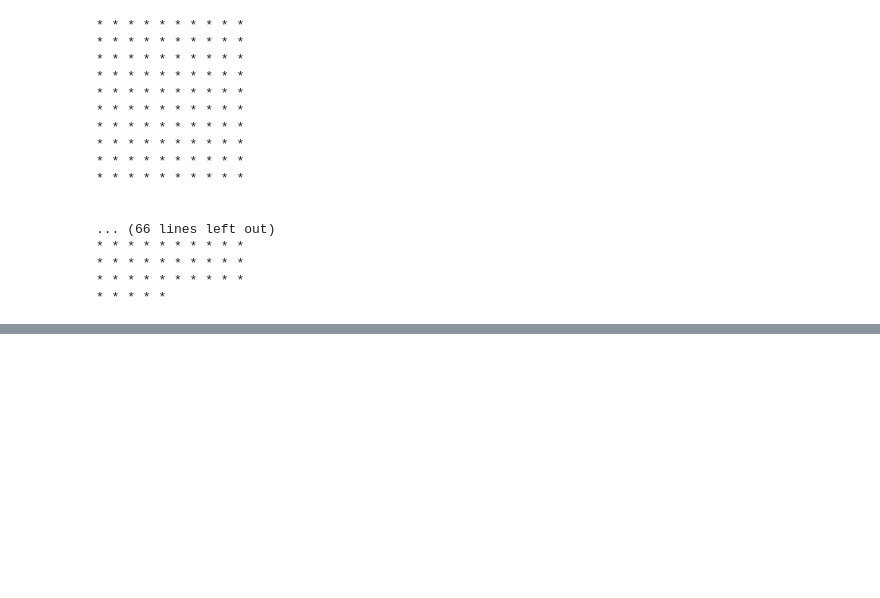
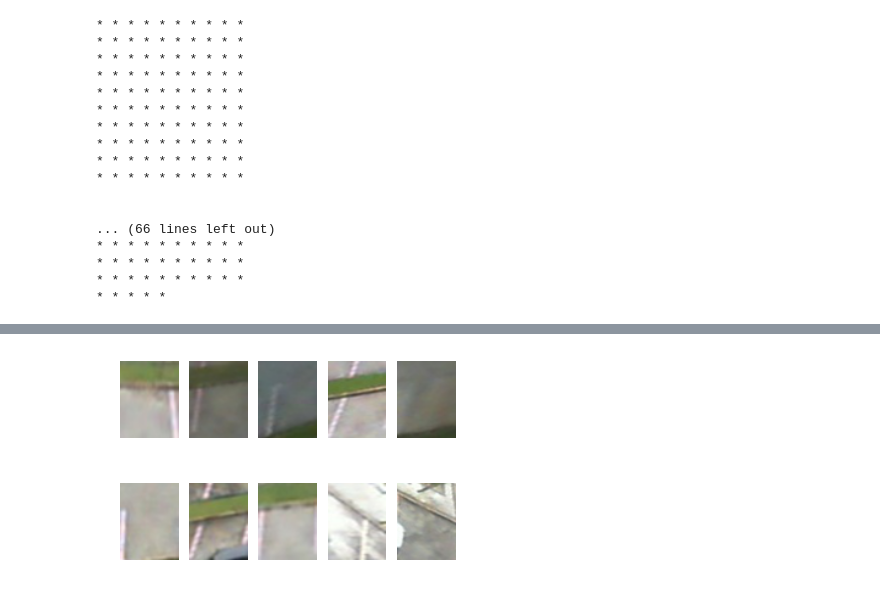
Before and after one commit to jaycaz/parking-lot-net, a Jupyter notebook: display.ipynb, the cells around one changed output, grey strips where cells are left out. Saved outputs shown, nothing was run; the diff lists cells and outputs as text; code cells hidden in the pictures; blank space fills up the shorter version.

```diff
--- a/display.ipynb
+++ b/display.ipynb
@@ -205,0 +203,20 @@ for i in xrange(1,IMG+1):
+# %%
+# Draw only one type of space
+IMG = 10
+
+plt.subplot()
+for i in xrange(1,IMG+1):
+    idx = None
+    while idx is None or seg_meta['occupied'][idx] != 'Empty':
+        idx = np.random.randint(num_seg_files)
+#         print seg_meta['occupied'][idx]
+
+    im = Image.open(seg_jpg_files[idx])
+    im_new = im.resize((WIDTH, HEIGHT), Image.BICUBIC)
+    im.close()
+
+    plt.subplot(IMG/5, 5, i)
+    plt.axis('off')
+    plt.imshow(im_new)
+# %% [output]
+[figure, added]
```
Also changed, not shown: parts of 5 cells of this notebook, 3 other files.
